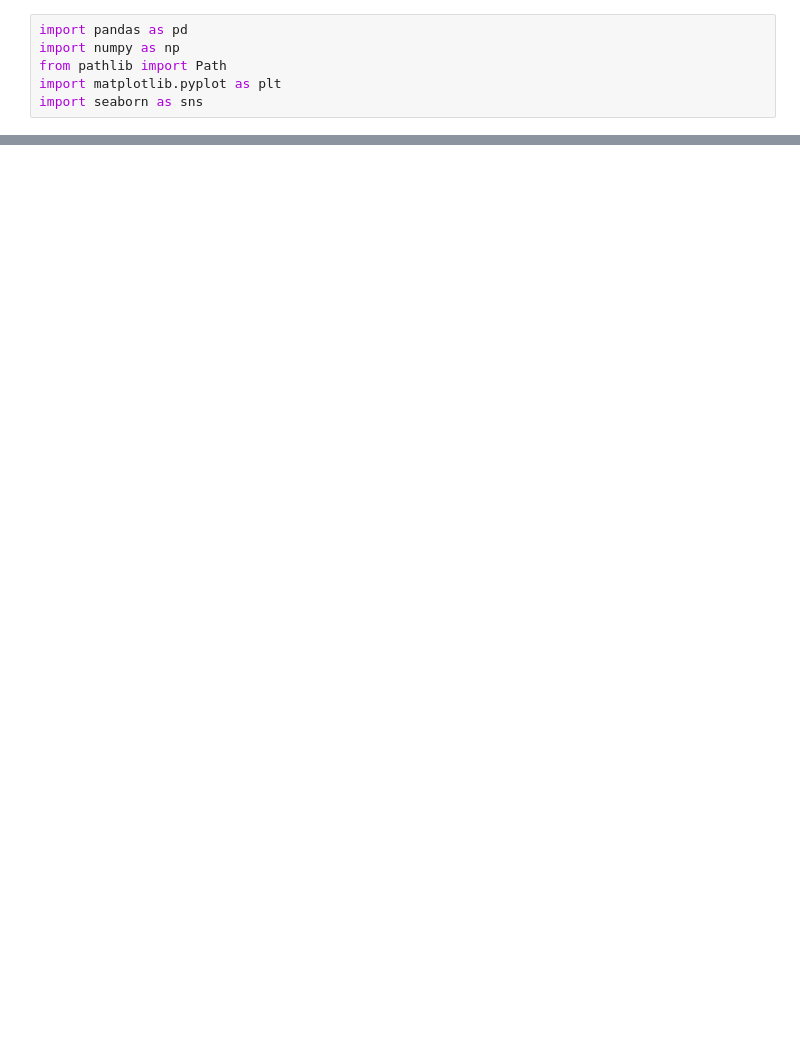
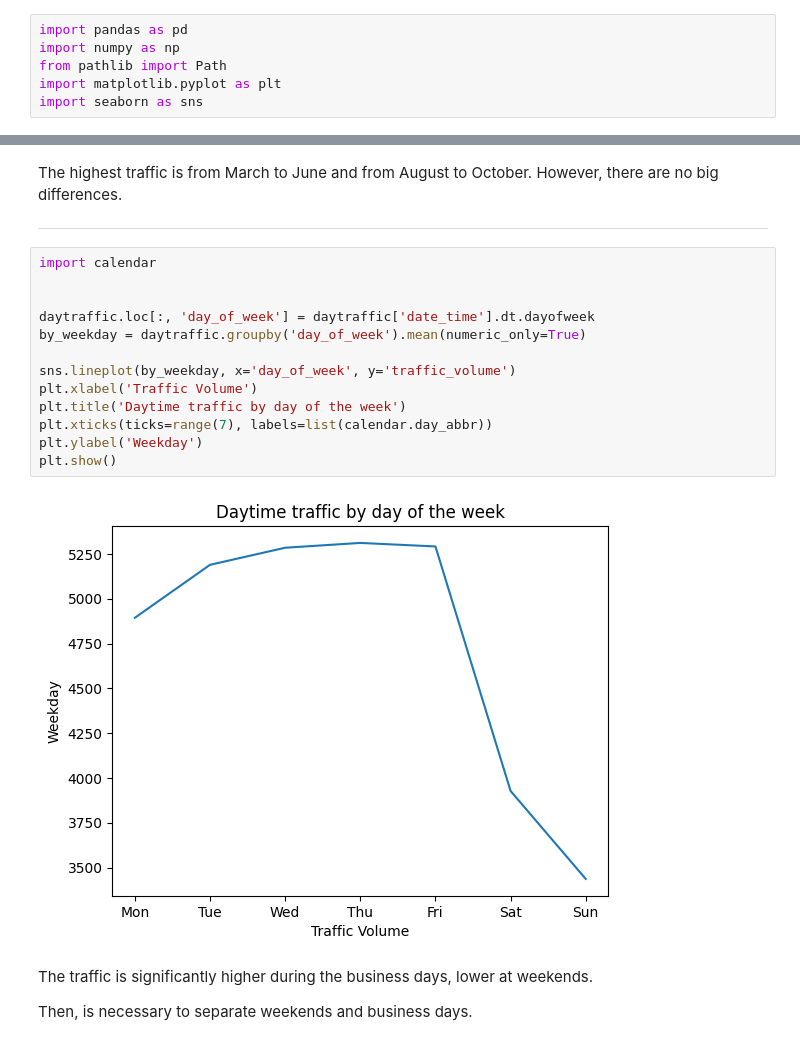
Before and after one commit to Krzesimir13/DataQuest, a Jupyter notebook: traffic_I_94.ipynb, the cells around one changed output, grey strips where cells are left out. Cells and saved outputs as stored; diff of their text form; blank space fills up the shorter version.

```diff
--- a/traffic_I_94.ipynb
+++ b/traffic_I_94.ipynb
@@ -45,0 +202,25 @@ plt.show()
+# %% [markdown]
+The highest traffic is from March to June and from August to October.
+However, there are no big differences.
+
+
+---
+# %%
+import calendar
+
+
+daytraffic.loc[:, 'day_of_week'] = daytraffic['date_time'].dt.dayofweek
+by_weekday = daytraffic.groupby('day_of_week').mean(numeric_only=True)
+
+sns.lineplot(by_weekday, x='day_of_week', y='traffic_volume')
+plt.xlabel('Traffic Volume')
+plt.title('Daytime traffic by day of the week')
+plt.xticks(ticks=range(7), labels=list(calendar.day_abbr))
+plt.ylabel('Weekday')
+plt.show()
+# %% [output]
+[figure, added]
+# %% [markdown]
+The traffic is significantly higher during the business days, lower at weekends.
+
+Then, is necessary to separate weekends and business days.
```
Also changed, not shown: parts of 29 cells of this notebook.
